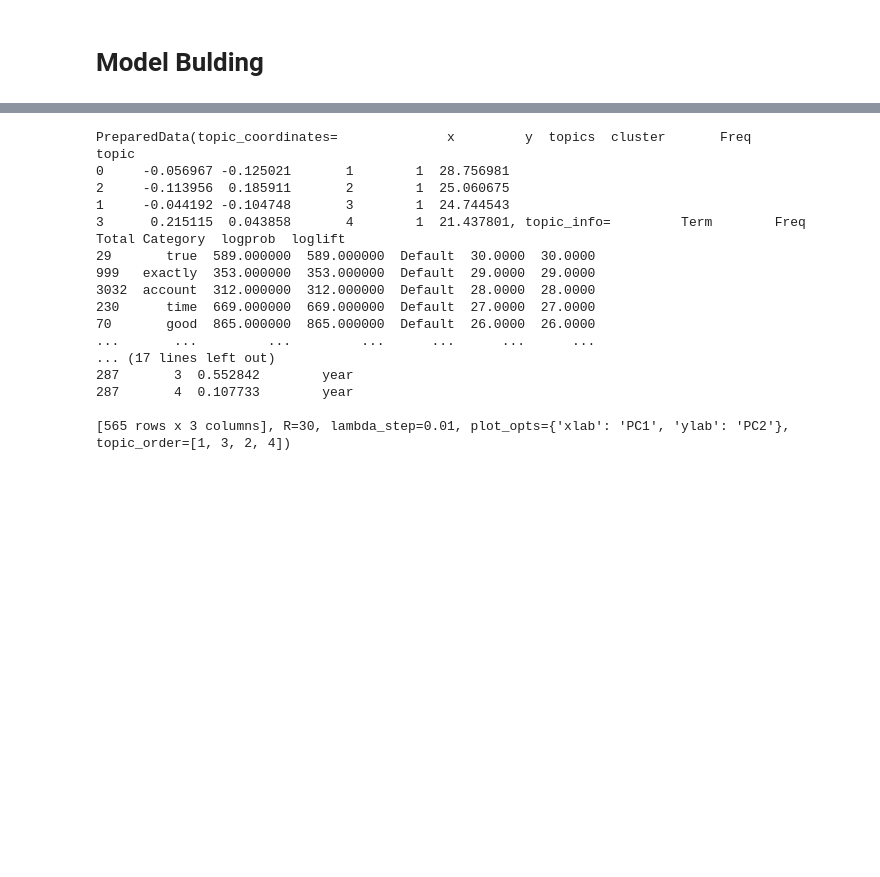
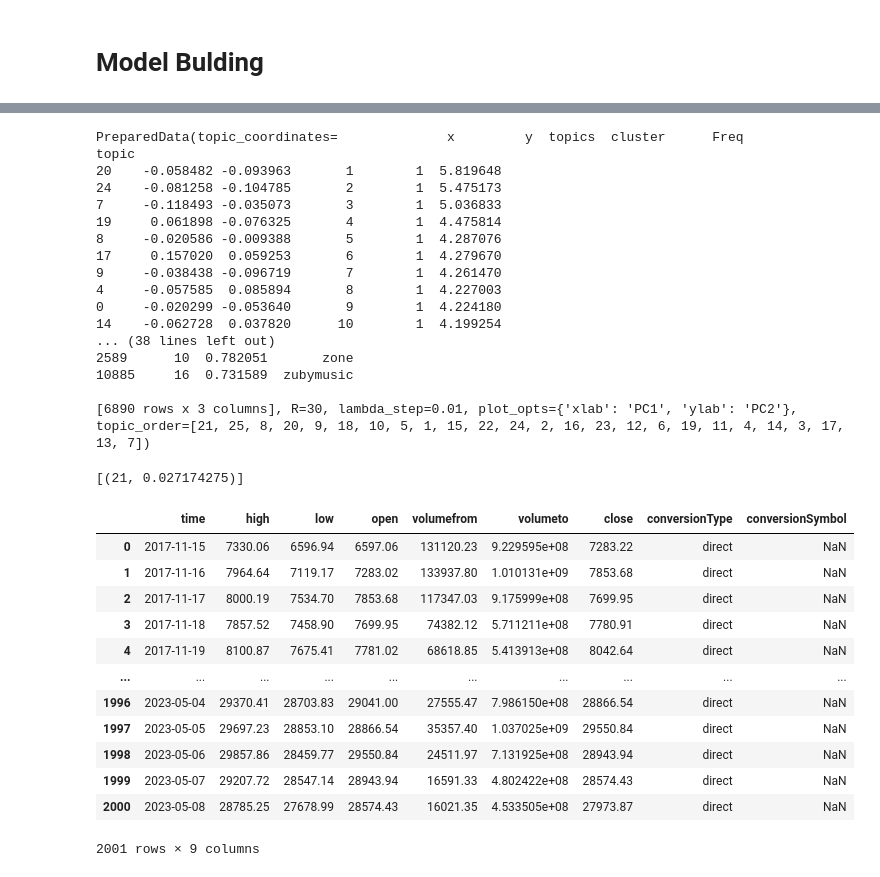
Before and after one commit to Mierva/ElonsCryptoEffect, a Jupyter notebook: main.ipynb, the cells around one changed output, grey strips where cells are left out. Saved outputs shown, nothing was run; the diff lists cells and outputs as text; code cells hidden in the pictures; blank space fills up the shorter version.

Commit message:
began creating a pipeline for data prediction

```diff
--- a/main.ipynb
+++ b/main.ipynb
@@ -8,7 +8,7 @@ import numpy as np
 import re
 
 
-btc_df = pd.read_csv(r'Data\btc_data.csv',usecols=lambda x: x != "Unnamed: 0")
+#btc_df = pd.read_csv(r'Data\btc_data.csv',usecols=lambda x: x != "Unnamed: 0")
 # %% [markdown]
 # Analysis of tweets
 # %%
@@ -268,23 +259,53 @@ import pyLDAvis.gensim_models as gensimvis
 
 pyLDAvis.enable_notebook()
 
-vis = gensimvis.prepare(lda_model[3], corpus, id2word)
+# vis = gensimvis.prepare(best_model, corpus, id2word)
+# vis
+
+lda_model = LdaMulticore(corpus=corpus,
+                         num_topics=25,
+                         id2word=id2word,
+                         random_state=1,
+                         passes=10,
+                         per_word_topics=True)
+
+vis = gensimvis.prepare(lda_model, corpus, id2word)
 vis
 # %% [output]
-PreparedData(topic_coordinates=              x         y  topics  cluster       Freq
+PreparedData(topic_coordinates=              x         y  topics  cluster      Freq
 topic
-0     -0.056967 -0.125021       1        1  28.756981
-2     -0.113956  0.185911       2        1  25.060675
-1     -0.044192 -0.104748       3        1  24.744543
-3      0.215115  0.043858       4        1  21.437801, topic_info=         Term        Freq       Total Category  logprob  loglift
-29       true  589.000000  589.000000  Default  30.0000  30.0000
-999   exactly  353.000000  353.000000  Default  29.0000  29.0000
-3032  account  312.000000  312.000000  Default  28.0000  28.0000
-230      time  669.000000  669.000000  Default  27.0000  27.0000
-70       good  865.000000  865.000000  Default  26.0000  26.0000
-...       ...         ...         ...      ...      ...      ...
-... (17 lines left out)
-287       3  0.552842        year
-287       4  0.107733        year
+20    -0.058482 -0.093963       1        1  5.819648
+24    -0.081258 -0.104785       2        1  5.475173
+7     -0.118493 -0.035073       3        1  5.036833
+19     0.061898 -0.076325       4        1  4.475814
+8     -0.020586 -0.009388       5        1  4.287076
+17     0.157020  0.059253       6        1  4.279670
+9     -0.038438 -0.096719       7        1  4.261470
+4     -0.057585  0.085894       8        1  4.227003
+0     -0.020299 -0.053640       9        1  4.224180
+14    -0.062728  0.037820      10        1  4.199254
+... (38 lines left out)
+2589      10  0.782051       zone
+10885     16  0.731589  zubymusic
 
-[565 rows x 3 columns], R=30, lambda_step=0.01, plot_opts={'xlab': 'PC1', 'ylab': 'PC2'}, topic_order=[1, 3, 2, 4])
+[6890 rows x 3 columns], R=30, lambda_step=0.01, plot_opts={'xlab': 'PC1', 'ylab': 'PC2'}, topic_order=[21, 25, 8, 20, 9, 18, 10, 5, 1, 15, 22, 24, 2, 16, 23, 12, 6, 19, 11, 4, 14, 3, 17, 13, 7])
+# %%
+lda_model.get_term_topics('tesla')
+# %% [output]
+[(21, 0.027174275)]
+# %%
+btc_df
+# %% [output]
+|  | time | high | low | open | volumefrom | volumeto | close | conversionType | conversionSymbol |
+| 0 | 2017-11-15 | 7330.06 | 6596.94 | 6597.06 | 131120.23 | 9.229595e+08 | 7283.22 | direct | NaN |
+| 1 | 2017-11-16 | 7964.64 | 7119.17 | 7283.02 | 133937.80 | 1.010131e+09 | 7853.68 | direct | NaN |
+| 2 | 2017-11-17 | 8000.19 | 7534.70 | 7853.68 | 117347.03 | 9.175999e+08 | 7699.95 | direct | NaN |
+| 3 | 2017-11-18 | 7857.52 | 7458.90 | 7699.95 | 74382.12 | 5.711211e+08 | 7780.91 | direct | NaN |
+| 4 | 2017-11-19 | 8100.87 | 7675.41 | 7781.02 | 68618.85 | 5.413913e+08 | 8042.64 | direct | NaN |
+| ... | ... | ... | ... | ... | ... | ... | ... | ... | ... |
+| 1996 | 2023-05-04 | 29370.41 | 28703.83 | 29041.00 | 27555.47 | 7.986150e+08 | 28866.54 | direct | NaN |
+| 1997 | 2023-05-05 | 29697.23 | 28853.10 | 28866.54 | 35357.40 | 1.037025e+09 | 29550.84 | direct | NaN |
+| 1998 | 2023-05-06 | 29857.86 | 28459.77 | 29550.84 | 24511.97 | 7.131925e+08 | 28943.94 | direct | NaN |
+| 1999 | 2023-05-07 | 29207.72 | 28547.14 | 28943.94 | 16591.33 | 4.802422e+08 | 28574.43 | direct | NaN |
+| 2000 | 2023-05-08 | 28785.25 | 27678.99 | 28574.43 | 16021.35 | 4.533505e+08 | 27973.87 | direct | NaN |
+2001 rows × 9 columns
```
Also changed, not shown: parts of 10 cells of this notebook.
